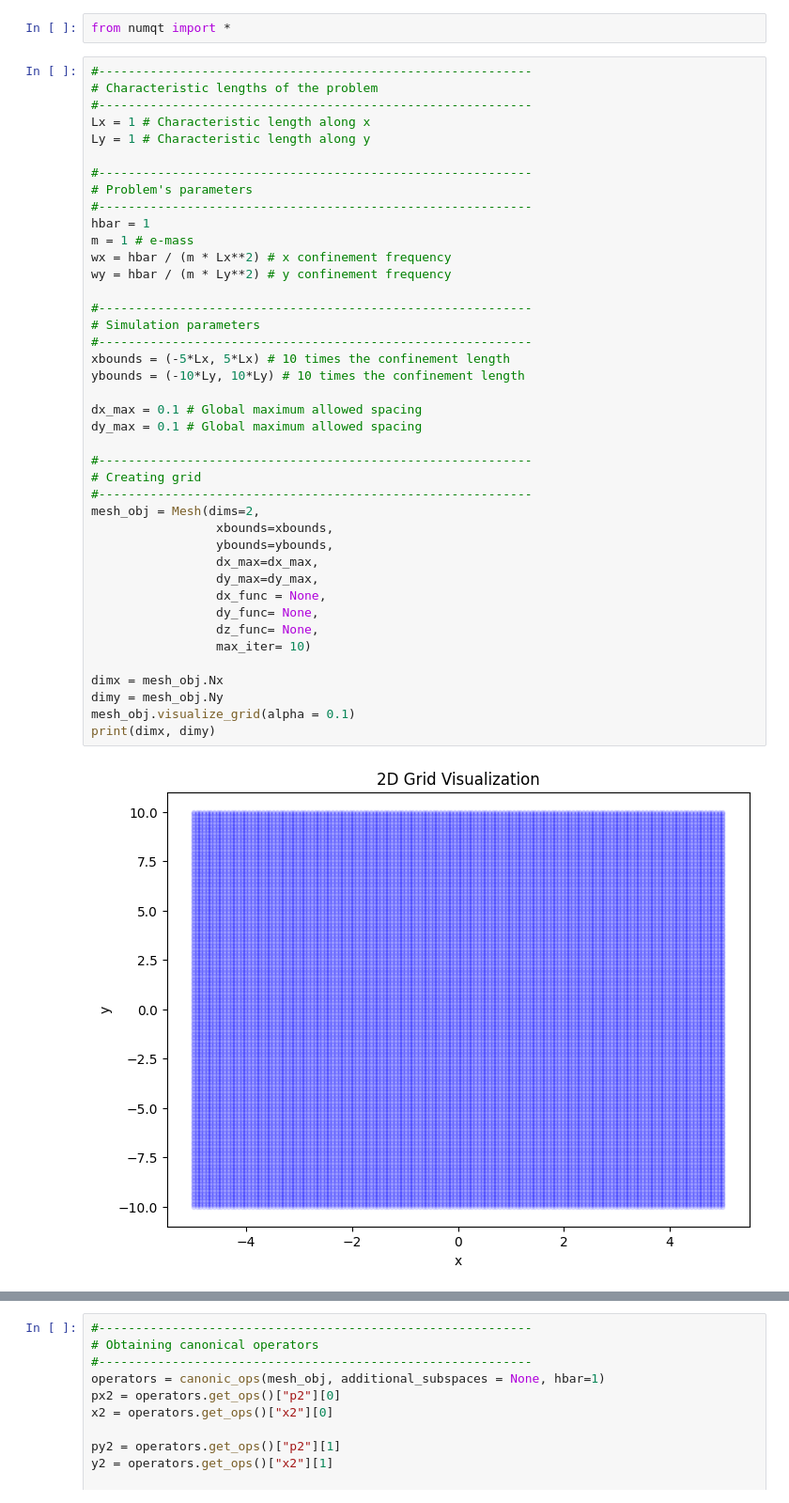
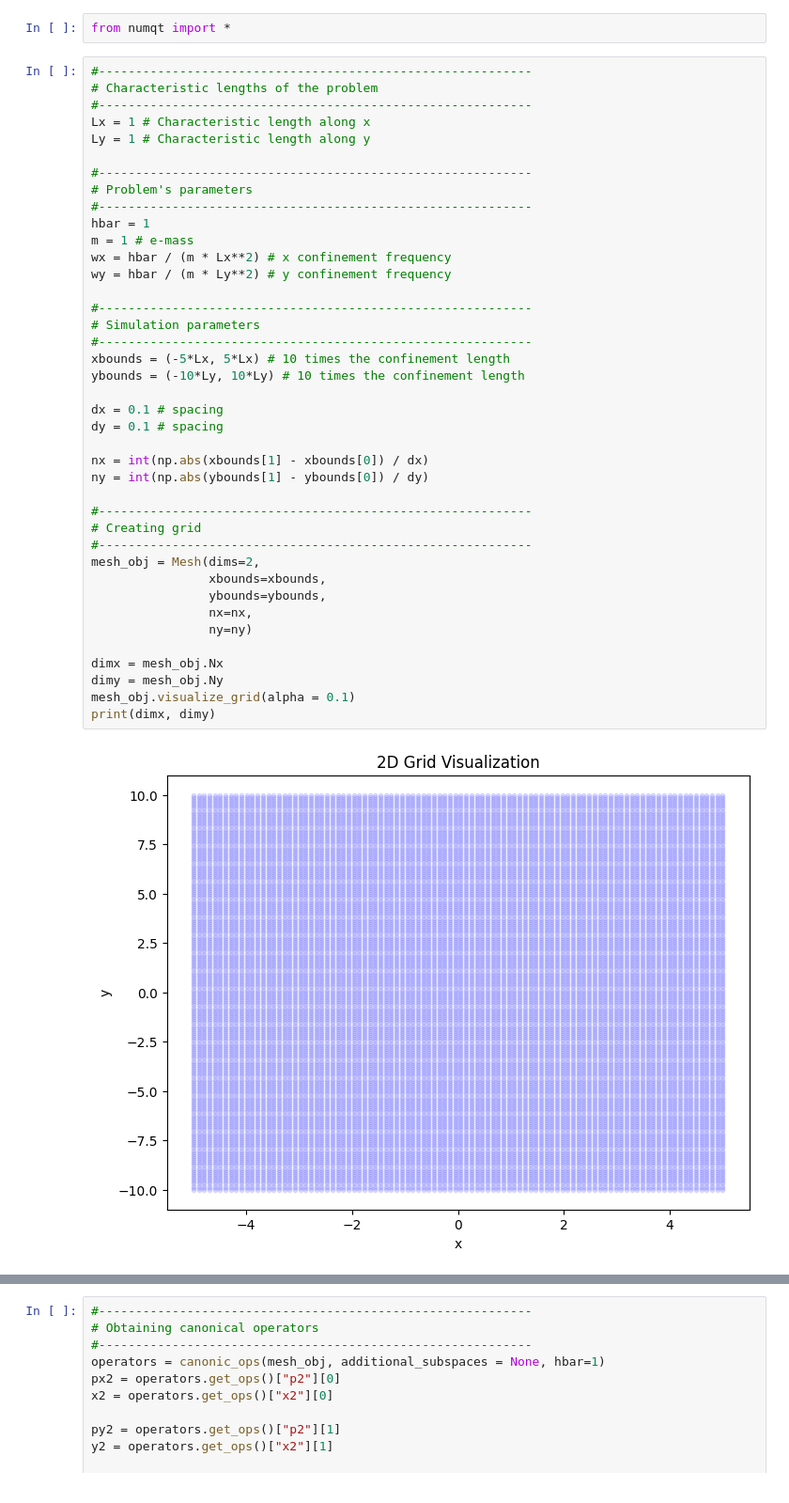
Before and after one commit to OtiDioti/numqt, a Jupyter notebook: Examples/harmonic_oscillator/2D_QHO.ipynb, the cells around one changed output, grey strips where cells are left out. Shown: that part at 94% size. Drawn from its saved outputs; the diff is of its cells as text.

```diff
--- a/Examples/harmonic_oscillator/2D_QHO.ipynb
+++ b/Examples/harmonic_oscillator/2D_QHO.ipynb
@@ -5,41 +5,40 @@ from numqt import *
 # Characteristic lengths of the problem
 #-----------------------------------------------------------
 Lx = 1 # Characteristic length along x
 Ly = 1 # Characteristic length along y
 
 #-----------------------------------------------------------
 # Problem's parameters
 #-----------------------------------------------------------
 hbar = 1
 m = 1 # e-mass
 wx = hbar / (m * Lx**2) # x confinement frequency
 wy = hbar / (m * Ly**2) # y confinement frequency
 
 #-----------------------------------------------------------
 # Simulation parameters
 #-----------------------------------------------------------
 xbounds = (-5*Lx, 5*Lx) # 10 times the confinement length
 ybounds = (-10*Ly, 10*Ly) # 10 times the confinement length
 
-dx_max = 0.1 # Global maximum allowed spacing
-dy_max = 0.1 # Global maximum allowed spacing
+dx = 0.1 # spacing
+dy = 0.1 # spacing
+
+nx = int(np.abs(xbounds[1] - xbounds[0]) / dx)
+ny = int(np.abs(ybounds[1] - ybounds[0]) / dy)
 
 #-----------------------------------------------------------
 # Creating grid
 #-----------------------------------------------------------
 mesh_obj = Mesh(dims=2,
-                 xbounds=xbounds,
-                 ybounds=ybounds,
-                 dx_max=dx_max,
-                 dy_max=dy_max,
-                 dx_func = None,
-                 dy_func= None,
-                 dz_func= None,
-                 max_iter= 10)
+                xbounds=xbounds,
+                ybounds=ybounds,
+                nx=nx,
+                ny=ny)
 
 dimx = mesh_obj.Nx
 dimy = mesh_obj.Ny
 mesh_obj.visualize_grid(alpha = 0.1)
 print(dimx, dimy)
 # %% [output]
-[figure, old version]
+[figure, new version]
```
Also changed, not shown: parts of 3 cells of this notebook, 4 other files.
